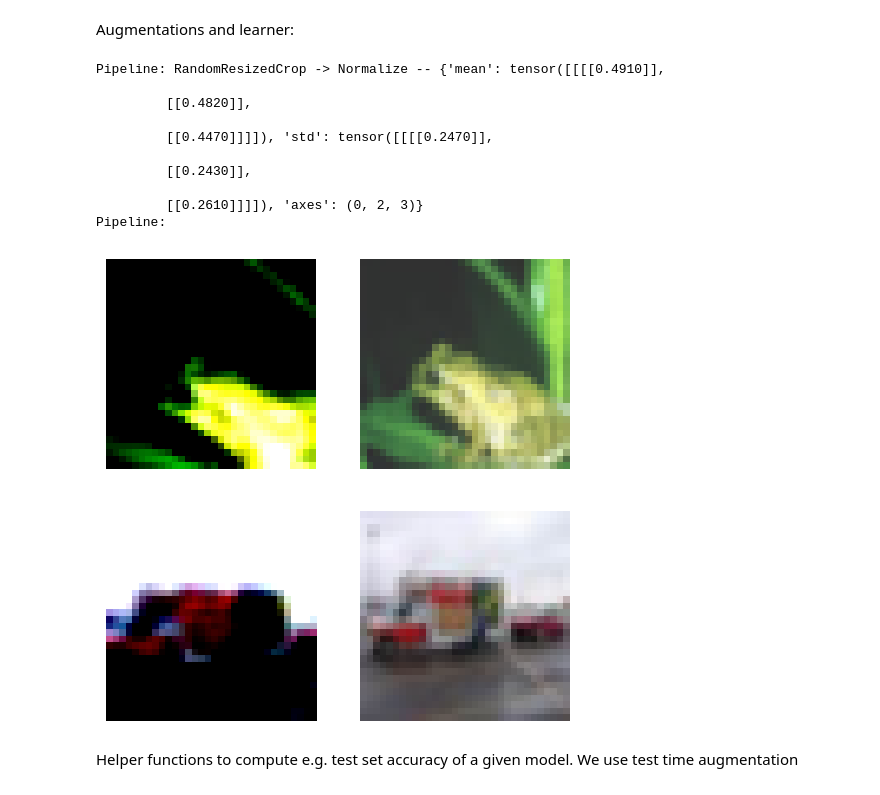
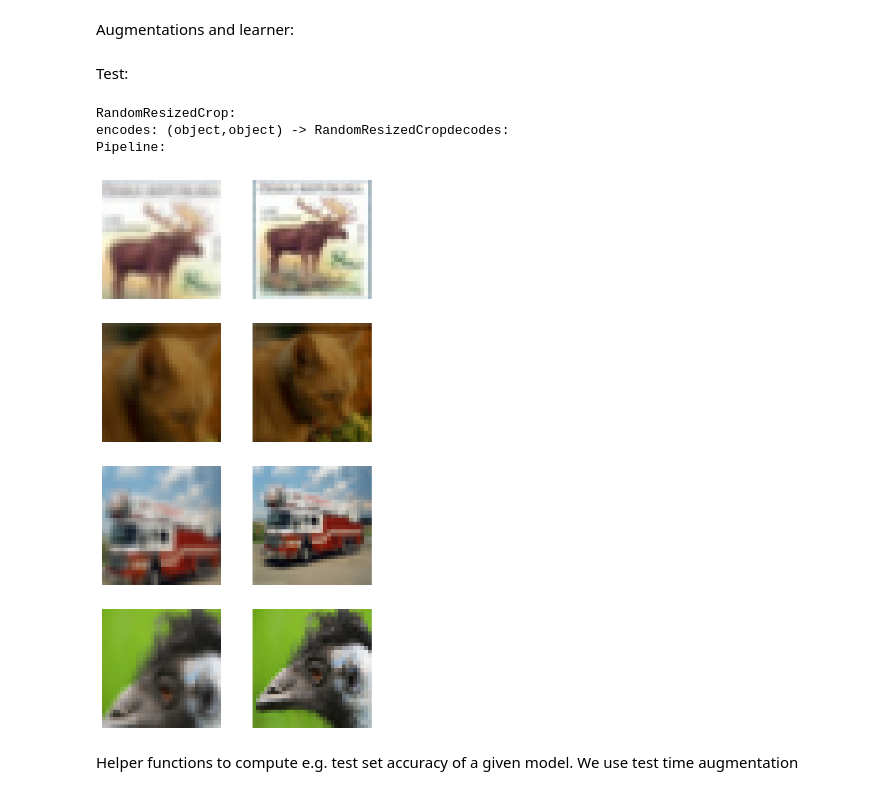
Before and after one commit to vu-nguyen-28/base_rbt, a Jupyter notebook: nbs/base_supervised.ipynb, the cells around one changed output. Drawn from its saved outputs; the diff is of its cells as text; code cells hidden in the pictures.

Commit message:
substantial edit of `base_supervised`

```diff
--- a/nbs/base_supervised.ipynb
+++ b/nbs/base_supervised.ipynb
@@ -167,23 +150,6 @@ class LinearBt(Callback):
         if self._show_batch:
             self.learn.aug_x = torch.cat([xi, xj])
 
-
-    def after_epoch(self):
-        "Usually patched in based on how we want to save"
-
-        true_epoch = self.epoch+1
-
-
-        # if true_epoch%self.tune_save_after == 0 and self.learn.tune_model_path!=None:
-        #     #self.learn.tune_path = self.learn.tune_path +f'_epochs={self.n_epoch//50}'
-        #     #path = self.learn.tune_model_path + f'_epochs={true_epoch}'
-
-        #     path = self.learn.tune_model_path
-        #     print(f'We are saving after true epoch {true_epoch} at path {path}')
-        #     torch.save(self.learn.model.state_dict(), path)
-        #     #self.learn.tune_model_path_dict[true_epoch]=path
-
-
     def lf(self, pred, *yb):
         loss=self.criterion(pred,self.y)
         return loss
@@ -269,16 +231,0 @@ def show_linear_batch(dls,n_in,aug,n=2,print_augs=True):
-# %%
-#| hide
-aug_pipelines_supervised = [get_linear_batch_augs(size=size,resize=True,stats=cifar_stats,resize_scale=(0.3, 1.0))]
-show_linear_batch(dls=dls_train,n_in=n_in,n=2,aug=aug_pipelines_supervised,print_augs=True)
-# %% [output]
-Pipeline: RandomResizedCrop -> Normalize -- {'mean': tensor([[[[0.4910]],
-
-         [[0.4820]],
-
-         [[0.4470]]]]), 'std': tensor([[[[0.2470]],
-
-         [[0.2430]],
-
-         [[0.2610]]]]), 'axes': (0, 2, 3)}
-Pipeline:
-[figure, removed]
@@ -285,3 +260,27 @@ Pipeline:
+# %%
+#| export
+
+def get_supervised_aug_pipelines(augs,size):
+
+    return supervised_aug_func_dict[augs](size)
+
+def get_supervised_cifar10_augmentations(size):
+
+    return get_linear_batch_augs(size=size,resize=True,resize_scale=(0.3,1.0),stats=cifar_stats)
+
+supervised_aug_func_dict = {'supervised_cifar10_augmentations':get_supervised_cifar10_augmentations}
+# %% [markdown]
+Test:
+# %%
+#| hide
+
+supervised_augmentations = get_supervised_aug_pipelines('supervised_cifar10_augmentations',size=32)
+show_linear_batch(dls_train,n_in,supervised_augmentations,n=4)
+# %% [output]
+RandomResizedCrop:
+encodes: (object,object) -> RandomResizedCropdecodes:
+Pipeline:
+[figure, added]
 # %% [markdown]
 Helper functions to compute e.g. test set accuracy of a given model. We use test time augmentation
 # %%
```
Also changed, not shown: parts of 9 cells of this notebook, 4 other files.
